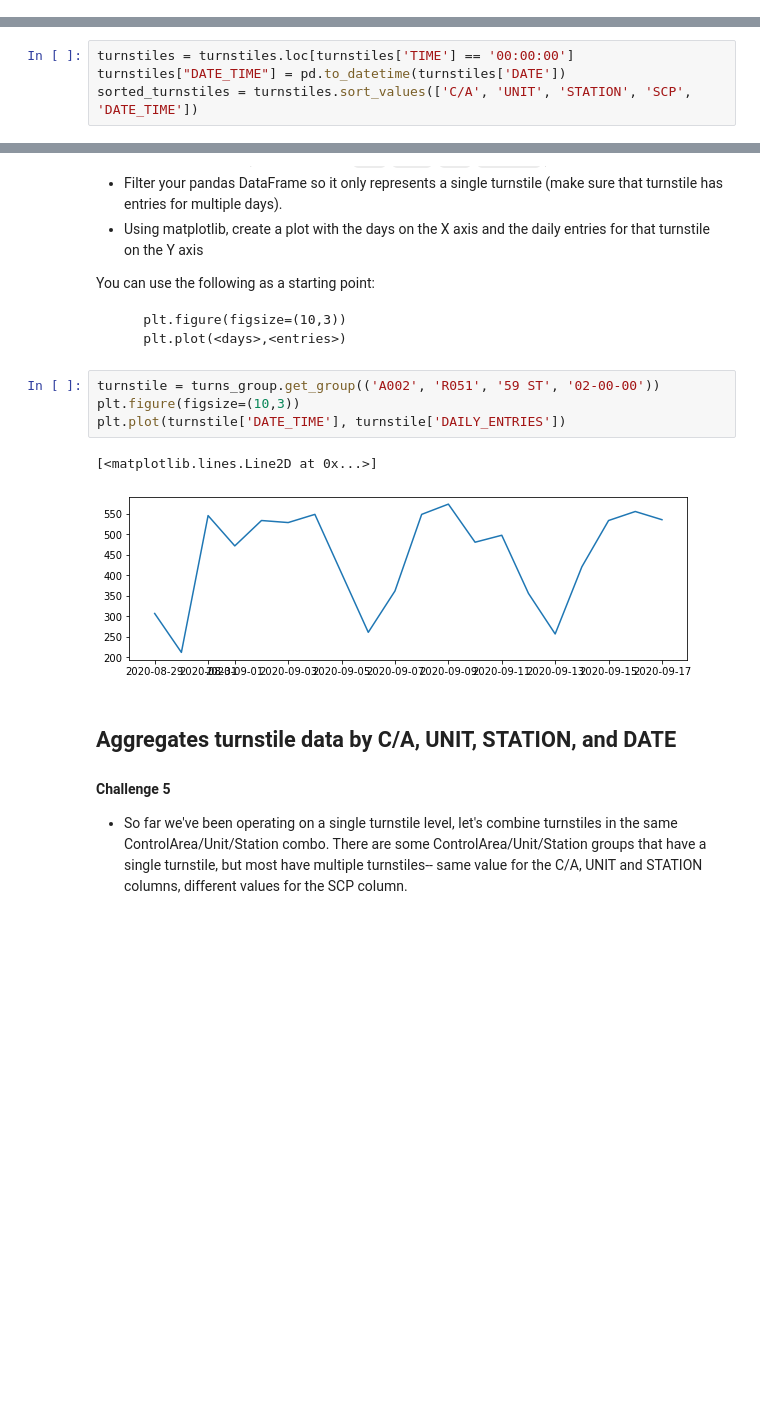
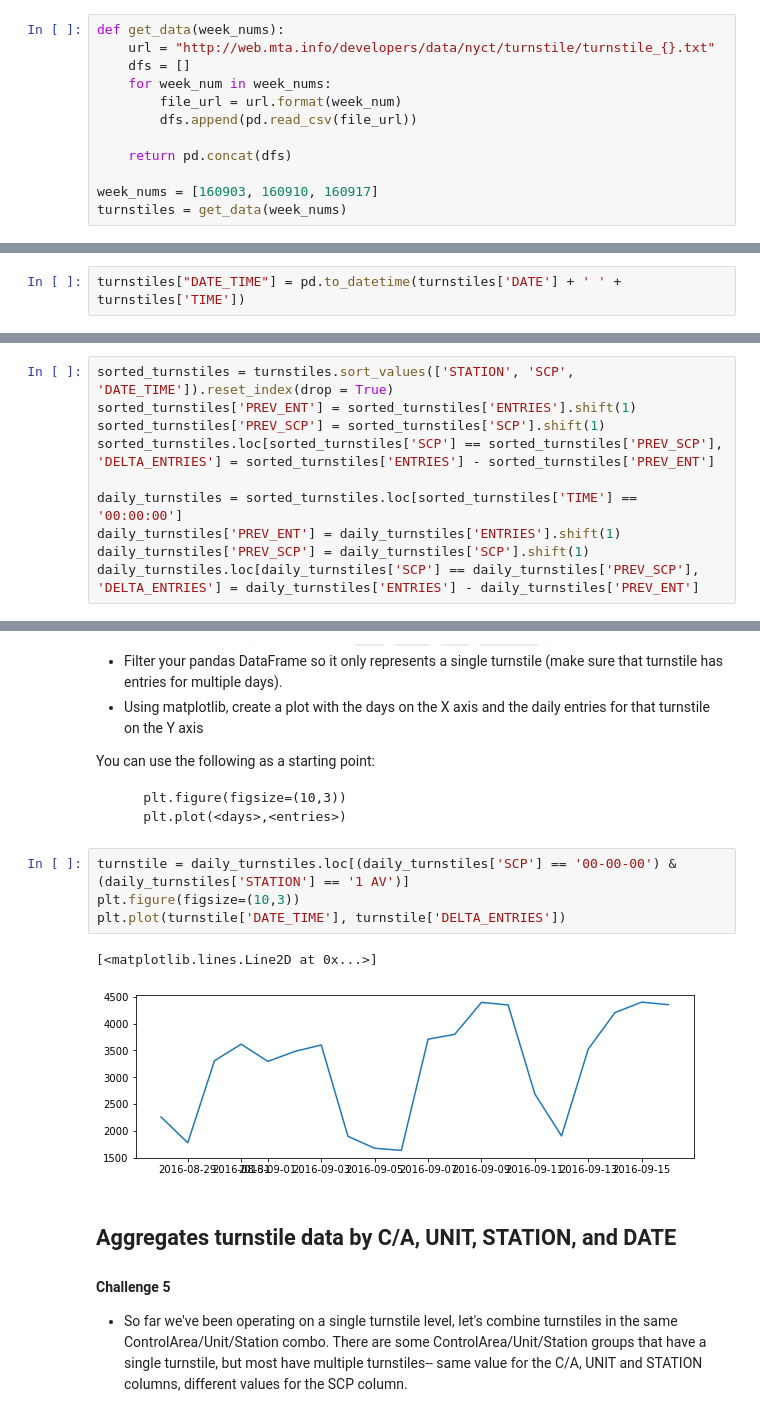
Before and after one commit to zhouandrewc/mta-project, a Jupyter notebook: Benson.ipynb, the cells around one changed output, grey strips where cells are left out. Saved outputs shown, nothing was run; the diff lists cells and outputs as text; blank space fills up the shorter version.

Commit message:
Refactors: 	data loading from URL; 	turnstile delta calculations using .shift().
Removes stored data files.

````diff
--- a/Benson.ipynb
+++ b/Benson.ipynb
@@ -18,3 +15,15 @@ turnstiles = pd.concat(turnstile_data)
+# %%
+def get_data(week_nums):
+    url = "http://web.mta.info/developers/data/nyct/turnstile/turnstile_{}.txt"
+    dfs = []
+    for week_num in week_nums:
+        file_url = url.format(week_num)
+        dfs.append(pd.read_csv(file_url))
+
+    return pd.concat(dfs)
+
+week_nums = [160903, 160910, 160917]
+turnstiles = get_data(week_nums)
 # %% [markdown]
 ## Process the data
 #### Challenge 2
@@ -25,9 +34,7 @@ turnstiles = pd.concat(turnstile_data)
 
 - Using either [pd.to_datetime](https://pandas.pydata.org/pandas-docs/stable/reference/api/pandas.to_datetime.html) in pandas or the [python datetime library](https://docs.python.org/2/library/datetime.html), combine the `Date` and `Time` columns into a single new column of the datetime datatype
 # %%
-turnstiles = turnstiles.loc[turnstiles['TIME'] == '00:00:00']
-turnstiles["DATE_TIME"] = pd.to_datetime(turnstiles['DATE'])
-sorted_turnstiles = turnstiles.sort_values(['C/A', 'UNIT', 'STATION', 'SCP', 'DATE_TIME'])
+turnstiles["DATE_TIME"] = pd.to_datetime(turnstiles['DATE'] + ' ' + turnstiles['TIME'])
 # %% [markdown]
 ## Calculate the number of passes through each turnstile for each day
 #### Challenge 3
@@ -48,3 +44,13 @@ turns_group = sorted_turnstiles.groupby(['C/A', 'UNIT', 'STATION', 'SCP'])
+# %%
+sorted_turnstiles = turnstiles.sort_values(['STATION', 'SCP', 'DATE_TIME']).reset_index(drop = True)
+sorted_turnstiles['PREV_ENT'] = sorted_turnstiles['ENTRIES'].shift(1)
+sorted_turnstiles['PREV_SCP'] = sorted_turnstiles['SCP'].shift(1)
+sorted_turnstiles.loc[sorted_turnstiles['SCP'] == sorted_turnstiles['PREV_SCP'], 'DELTA_ENTRIES'] = sorted_turnstiles['ENTRIES'] - sorted_turnstiles['PREV_ENT']
+
+daily_turnstiles = sorted_turnstiles.loc[sorted_turnstiles['TIME'] == '00:00:00']
+daily_turnstiles['PREV_ENT'] = daily_turnstiles['ENTRIES'].shift(1)
+daily_turnstiles['PREV_SCP'] = daily_turnstiles['SCP'].shift(1)
+daily_turnstiles.loc[daily_turnstiles['SCP'] == daily_turnstiles['PREV_SCP'], 'DELTA_ENTRIES'] = daily_turnstiles['ENTRIES'] - daily_turnstiles['PREV_ENT']
 # %% [markdown]
 ## Plot the number of turns versus the date for a selected turnstile
 #### Challenge 4
@@ -72,12 +78,12 @@ You can use the following as a starting point:
     plt.plot(<days>,<entries>)
 ```
 # %%
-turnstile = turns_group.get_group(('A002', 'R051', '59 ST', '02-00-00'))
+turnstile = daily_turnstiles.loc[(daily_turnstiles['SCP'] == '00-00-00') & (daily_turnstiles['STATION'] == '1 AV')]
 plt.figure(figsize=(10,3))
-plt.plot(turnstile['DATE_TIME'], turnstile['DAILY_ENTRIES'])
+plt.plot(turnstile['DATE_TIME'], turnstile['DELTA_ENTRIES'])
 # %% [output]
 [<matplotlib.lines.Line2D at 0x...>]
-[figure, old version]
+[figure, new version]
 # %% [markdown]
 ## Aggregates turnstile data by C/A, UNIT, STATION, and DATE
 #### Challenge 5
````
Also changed, not shown: parts of 11 cells of this notebook, 3 other files.
